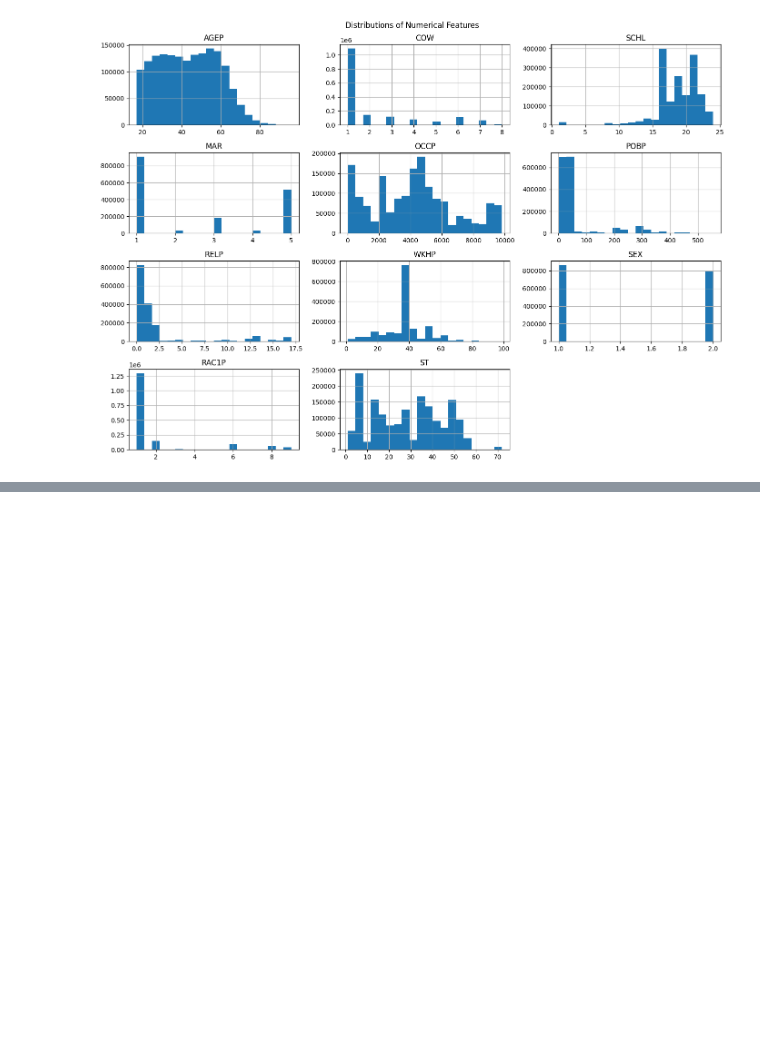
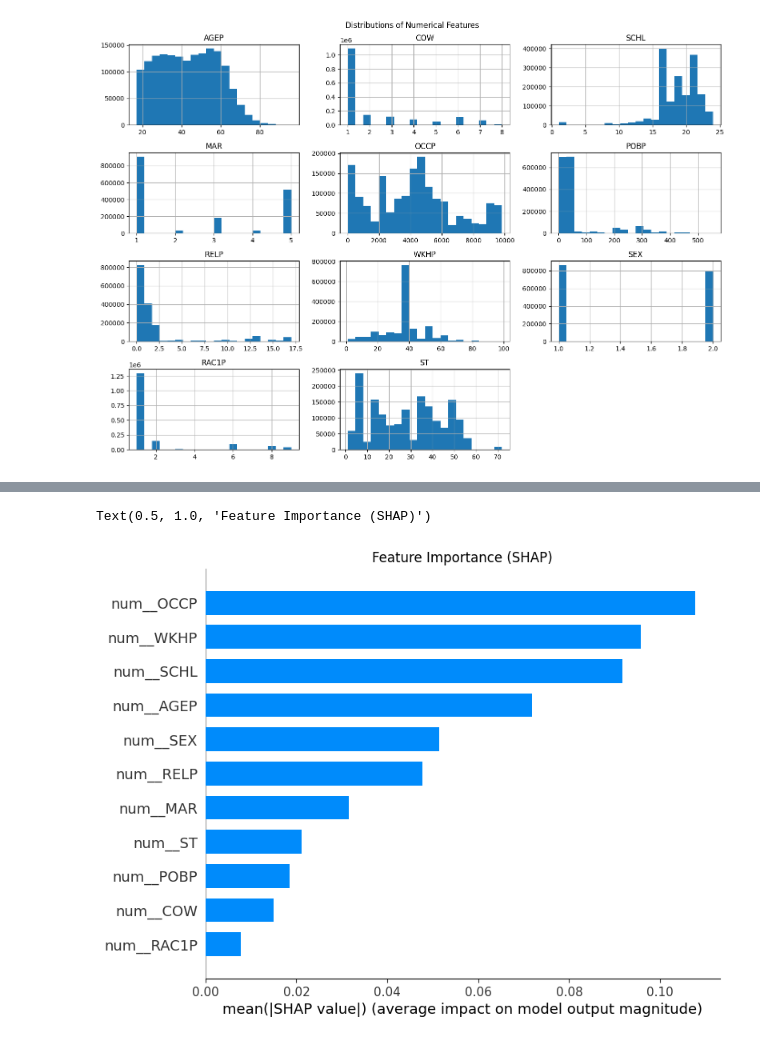
Before and after one commit to balad06/Post-Hoc-Explainability, a Jupyter notebook: notebooks/preprocessing.ipynb, the cells around one changed output, grey strips where cells are left out. Saved outputs shown, nothing was run; the diff lists cells and outputs as text; code cells hidden in the pictures; blank space fills up the shorter version.

```diff
--- a/notebooks/preprocessing.ipynb
+++ b/notebooks/preprocessing.ipynb
@@ -139,0 +214,8 @@ plt.show()
+# %%
+shap.summary_plot(shap_values[:,:,1], X_sample_df, plot_type="bar", show=False)
+plt.title("Feature Importance (SHAP)")
+# plt.savefig("shap_plots/feature_importance_class1.png")
+# plt.close()
+# %% [output]
+Text(0.5, 1.0, 'Feature Importance (SHAP)')
+[figure, added]
```
Also changed, not shown: parts of 9 cells of this notebook, 2 other files.
